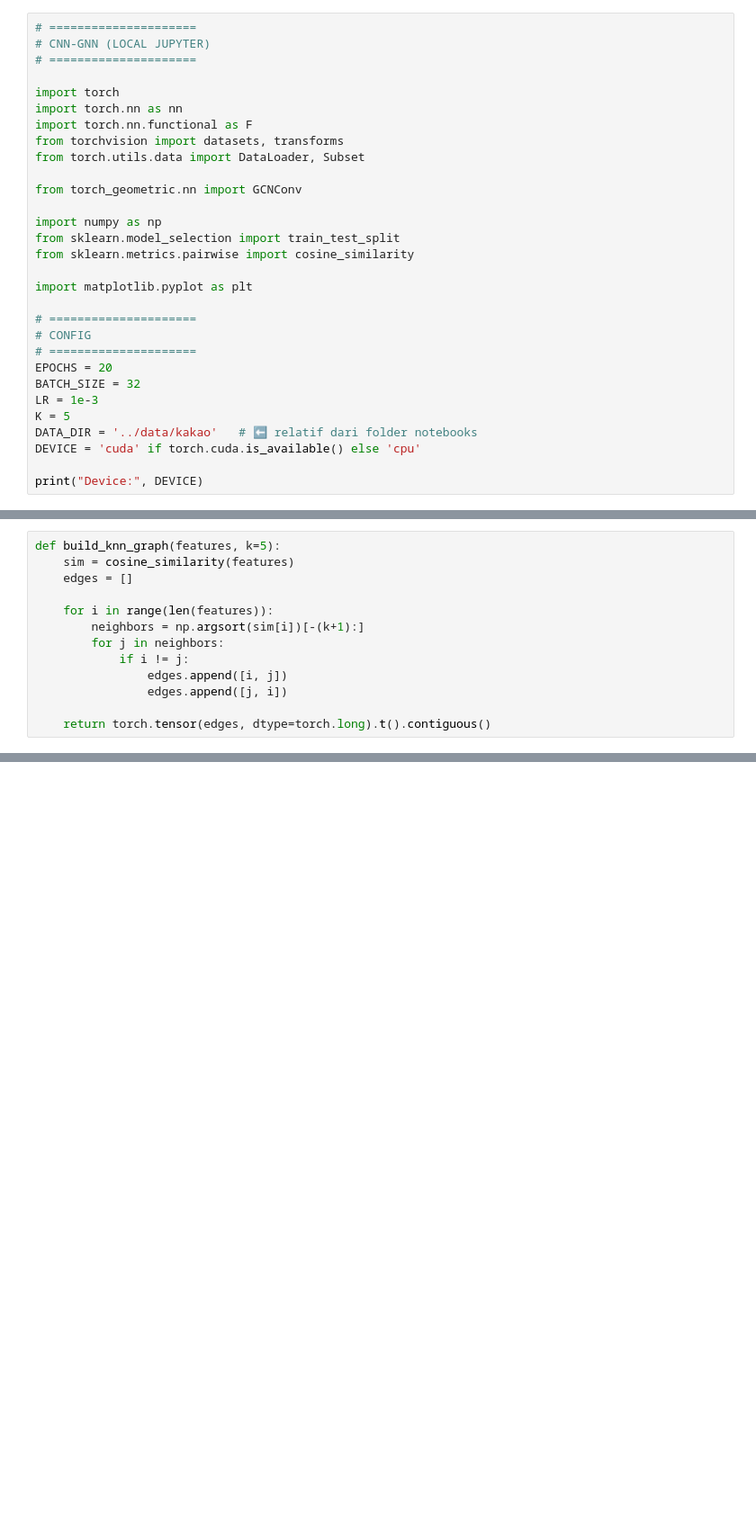
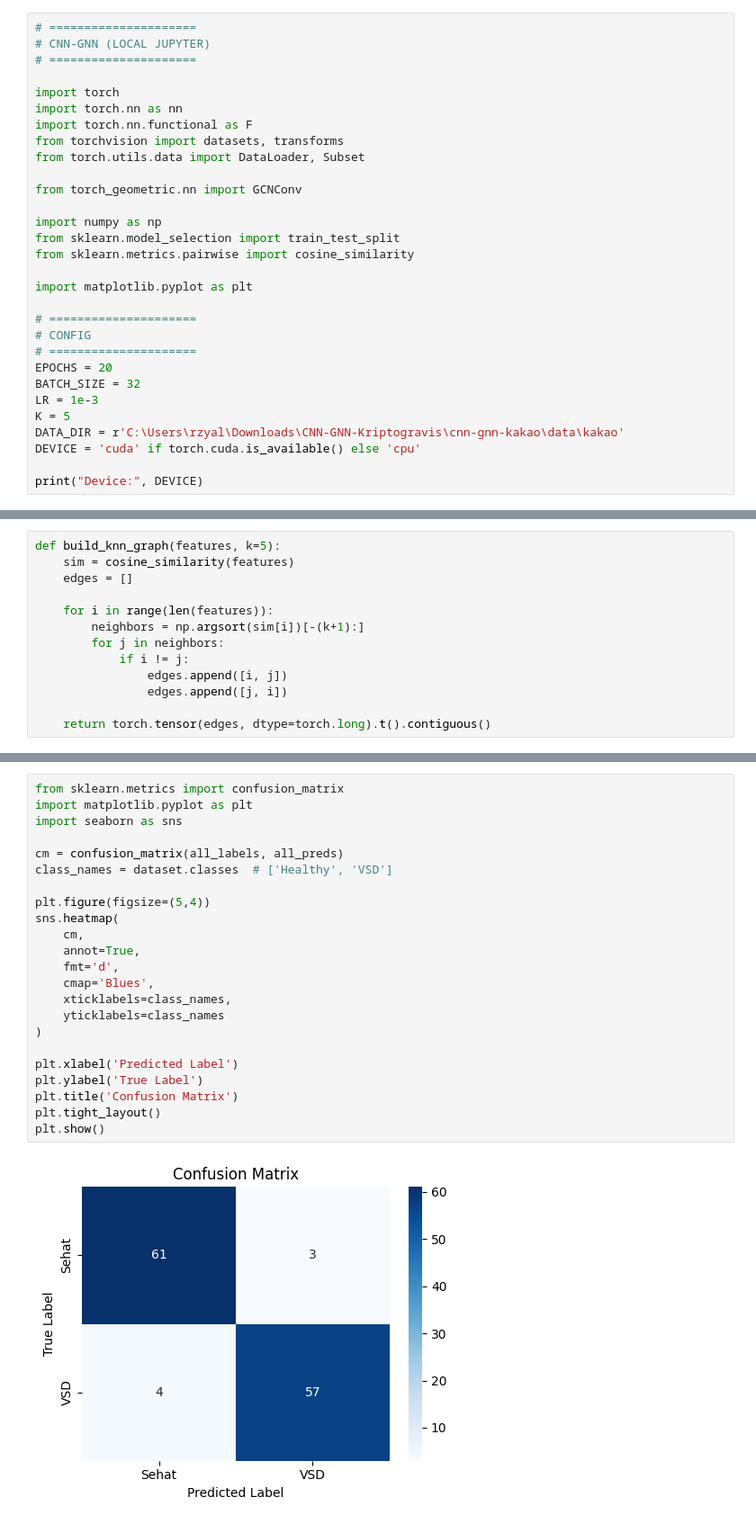
Before and after one commit to rizkyatmoko/CNN-GNN-Keris, a Jupyter notebook: cnn_gnn_kakao.ipynb, the cells around one changed output, grey strips where cells are left out. Shown at 90% size. Saved outputs shown, nothing was run; the diff lists cells and outputs as text; blank space fills up the shorter version.

```diff
--- a/cnn_gnn_kakao.ipynb
+++ b/cnn_gnn_kakao.ipynb
@@ -24,7 +105,7 @@ EPOCHS = 20
 BATCH_SIZE = 32
 LR = 1e-3
 K = 5
-DATA_DIR = '../data/kakao'   # ⬅️ relatif dari folder notebooks
+DATA_DIR = r'C:\Users\rzyal\Downloads\CNN-GNN-Kriptogravis\cnn-gnn-kakao\data\kakao'
 DEVICE = 'cuda' if torch.cuda.is_available() else 'cpu'
 
 print("Device:", DEVICE)
@@ -156,0 +314,25 @@ plt.show()
+# %%
+from sklearn.metrics import confusion_matrix
+import matplotlib.pyplot as plt
+import seaborn as sns
+
+cm = confusion_matrix(all_labels, all_preds)
+class_names = dataset.classes  # ['Healthy', 'VSD']
+
+plt.figure(figsize=(5,4))
+sns.heatmap(
+    cm,
+    annot=True,
+    fmt='d',
+    cmap='Blues',
+    xticklabels=class_names,
+    yticklabels=class_names
+)
+
+plt.xlabel('Predicted Label')
+plt.ylabel('True Label')
+plt.title('Confusion Matrix')
+plt.tight_layout()
+plt.show()
+# %% [output]
+[figure, added]
```
Also changed, not shown: parts of 13 cells of this notebook.
